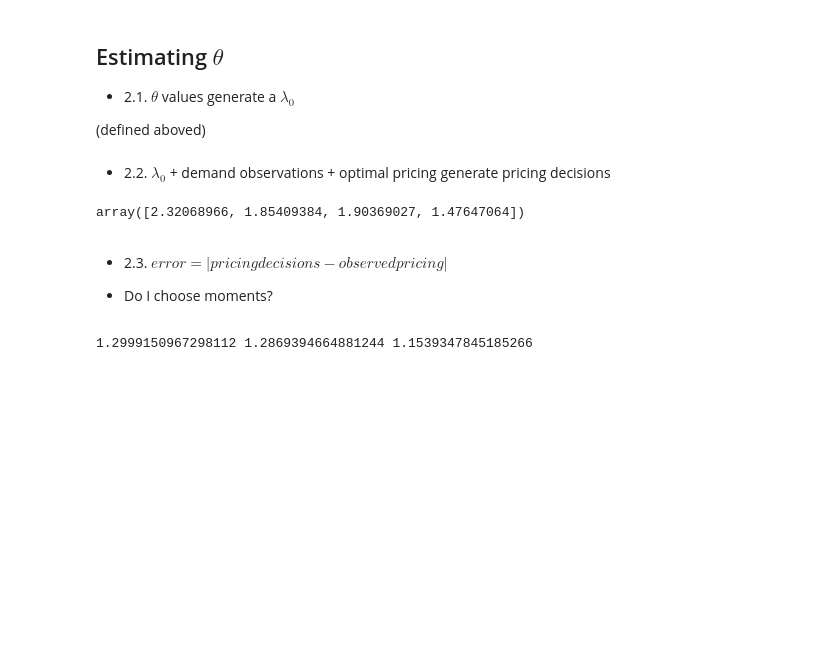
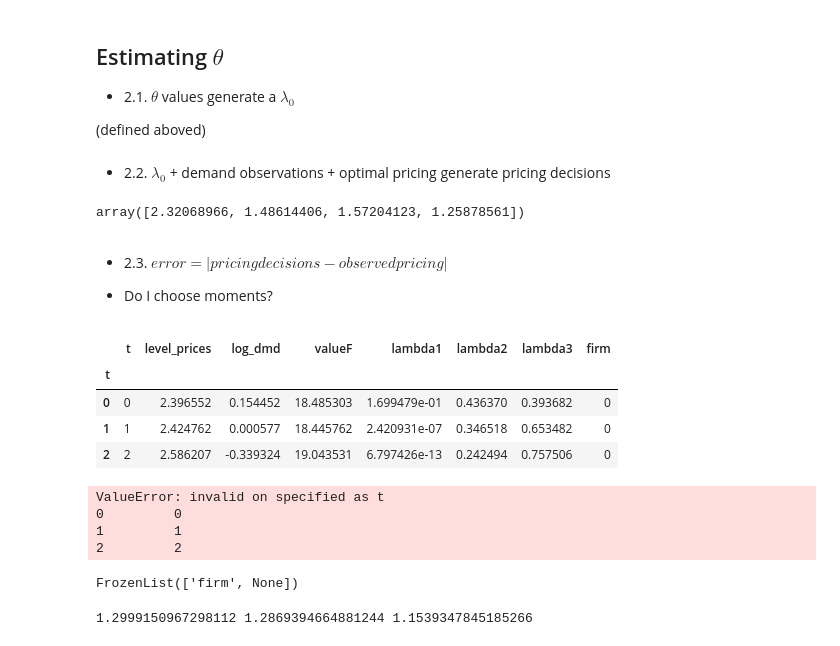
Before and after one commit to cdagnino/LearningModels, a Jupyter notebook: Notebooks/GMM_gym.ipynb, the cells around one changed output. Saved outputs shown, nothing was run; the diff lists cells and outputs as text; code cells hidden in the pictures; blank space fills up the shorter version.

```diff
--- a/Notebooks/GMM_gym.ipynb
+++ b/Notebooks/GMM_gym.ipynb
@@ -173,3 +127,19 @@ df = many_runs(Nfirms)
+# %%
+
+
+def many_runs(nfirms, **kwargs):
+    dfs = []
+    for firm_i in range(nfirms):
+        df = src.simulate_one_firm(valueF, policyF,
+                                   maxt=time_periods,
+                                   lambda0=lambdas0[firm_i], **kwargs)
+        df['firm'] = firm_i
+        dfs.append(df)
+
+    return pd.concat(dfs, axis=0)
+
+
+df = many_runs(Nfirms)
 # %% [markdown]
 ## Estimating $\theta$
 
@@ -178,33 +148,39 @@ df = many_runs(Nfirms)
 (defined aboved)
 # %% [markdown]
 + 2.2. $\lambda_0$ + demand observations + optimal pricing generate pricing decisions
-# %%
-def generate_pricing_decisions(lambda0: np.ndarray, demand_obs: np.ndarray) -> np.ndarray:
-    """
-    Generates a vector of pricing for one firm
-    (could be vectorized later!)
-    """
-    current_lambdas = lambda0
-    level_price_decisions = np.empty_like(demand_obs)
-    for t, log_dmd in enumerate(demand_obs):
-        level_price = policyF(current_lambdas[:2]) #Check: Is this correctly defined with the first two elements?
-        level_price_decisions[t] = level_price
-
-        # lambda updates: log_dmd: Yes, level_price: Yes
-        new_lambdas = src.update_lambdas(log_dmd, src.dmd_transition_fs, current_lambdas,
-                       action=level_price, old_state=1.2)
-
-        current_lambdas = new_lambdas
-
-    return level_price_decisions
-
-generate_pricing_decisions(np.array([0.2, 0.6, 0.2]), df[df.firm == 15].log_dmd.values)[0:4]
-# %% [output]
-array([2.32068966, 1.85409384, 1.90369027, 1.47647064])
+# %%
+
+src.generate_pricing_decisions(policyF, np.array([0.2, 0.6, 0.2]),
+                               df[df.firm == 15].log_dmd.values)[0:4]
+# %% [output]
+array([2.32068966, 1.48614406, 1.57204123, 1.25878561])
 # %% [markdown]
 + 2.3. $error = \left|pricing decisions - observed pricing\right|$
 
 + Do I choose moments?
+# %%
+df.head(3)
+# %% [output]
+|  | t | level_prices | log_dmd | valueF | lambda1 | lambda2 | lambda3 | firm |
+| t |  |  |  |  |  |  |  |  |
+| 0 | 0 | 2.396552 | 0.154452 | 18.485303 | 1.699479e-01 | 0.436370 | 0.393682 | 0 |
+| 1 | 1 | 2.424762 | 0.000577 | 18.445762 | 2.420931e-07 | 0.346518 | 0.653482 | 0 |
+| 2 | 2 | 2.586207 | -0.339324 | 19.043531 | 6.797426e-13 | 0.242494 | 0.757506 | 0 |
+# %%
+#Generate running std (to start)
+std_firm = (df.groupby('firm').level_prices.rolling(window=4, min=3,
+                                                    on=df['t'])
+             .std().reset_index())
+std_firm
+# %% [output]
+ValueError: invalid on specified as t
+0         0
+1         1
+2         2
+# %%
+std_firm.index.names
+# %% [output]
+FrozenList(['firm', None])
 # %%
 def error(θ: np.ndarray, x, observed_log_dmd, observed_prices) -> float:
     lambda0 = from_theta_to_lamba0(θ, x)
```
Also changed, not shown: parts of 3 cells of this notebook, 1 other file.
